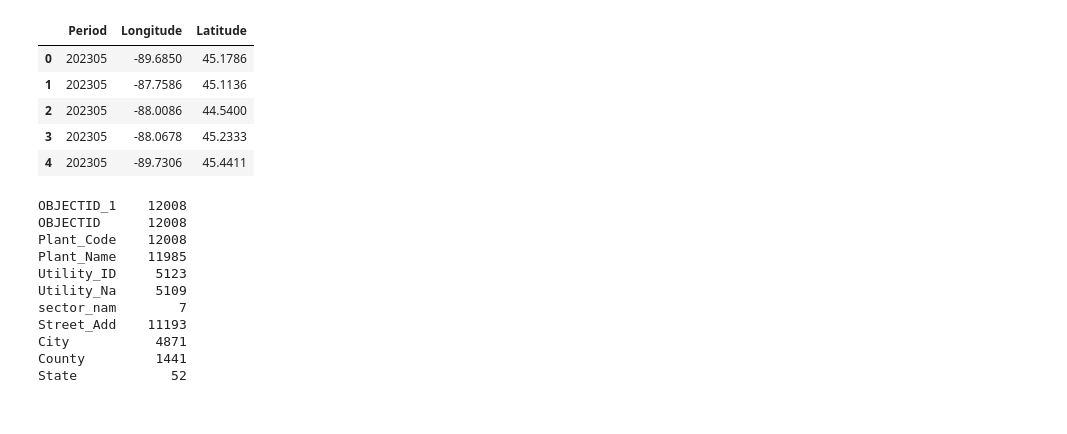
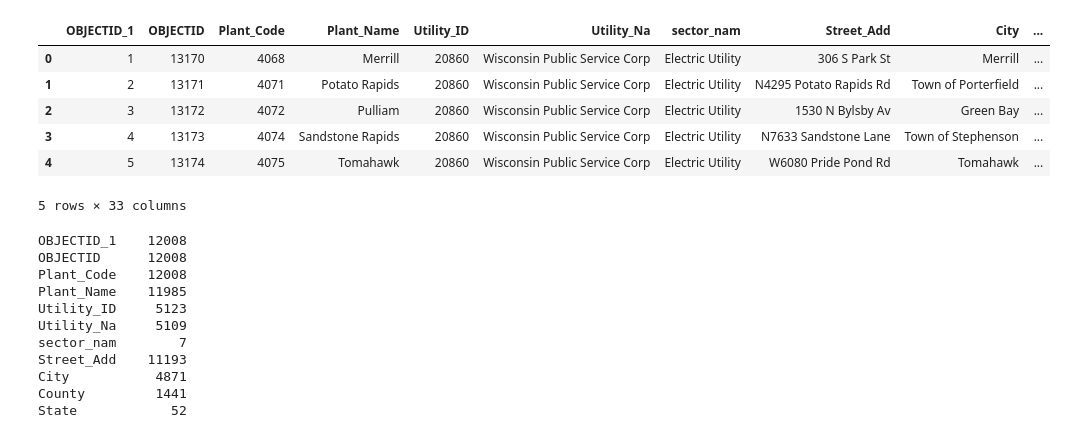
Before and after one commit to noriegamonsc1/02.MACHINE_LEARNING_SP23, a Jupyter notebook: Unsupervised_ML.ipynb, the cells around one changed output. Cells and saved outputs as stored; diff of their text form; code cells hidden in the pictures.

```diff
--- a/Unsupervised_ML.ipynb
+++ b/Unsupervised_ML.ipynb
@@ -32,12 +13,13 @@ plt.show()
 file_path = './PowerPlantsintheU_Export_TableToExcel.xlsx'
 df = pd.read_excel(file_path)
 # %%
-df.head().iloc[:,30:45]
+df.head()#.iloc[:,10:30]
 # %% [output]
-|  | Period | Longitude | Latitude |
-| 0 | 202305 | -89.6850 | 45.1786 |
-| 1 | 202305 | -87.7586 | 45.1136 |
-| 2 | 202305 | -88.0086 | 44.5400 |
-| 3 | 202305 | -88.0678 | 45.2333 |
-| 4 | 202305 | -89.7306 | 45.4411 |
+|  | OBJECTID_1 | OBJECTID | Plant_Code | Plant_Name | Utility_ID | Utility_Na | sector_nam | Street_Add | City | ... |
+| 0 | 1 | 13170 | 4068 | Merrill | 20860 | Wisconsin Public Service Corp | Electric Utility | 306 S Park St | Merrill | ... |
+| 1 | 2 | 13171 | 4071 | Potato Rapids | 20860 | Wisconsin Public Service Corp | Electric Utility | N4295 Potato Rapids Rd | Town of Porterfield | ... |
+| 2 | 3 | 13172 | 4072 | Pulliam | 20860 | Wisconsin Public Service Corp | Electric Utility | 1530 N Bylsby Av | Green Bay | ... |
+| 3 | 4 | 13173 | 4074 | Sandstone Rapids | 20860 | Wisconsin Public Service Corp | Electric Utility | N7633 Sandstone Lane | Town of Stephenson | ... |
+| 4 | 5 | 13174 | 4075 | Tomahawk | 20860 | Wisconsin Public Service Corp | Electric Utility | W6080 Pride Pond Rd | Tomahawk | ... |
+5 rows × 33 columns
 # %%
```
Also changed, not shown: parts of 21 cells of this notebook.
